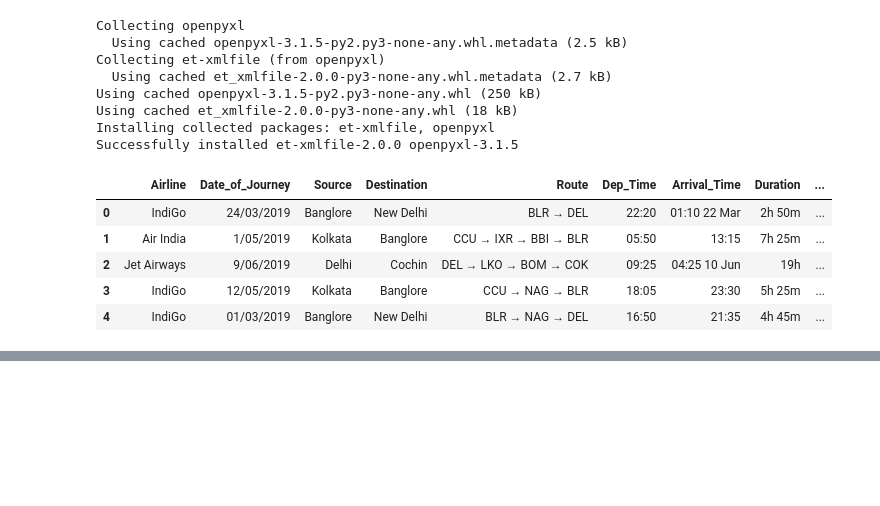
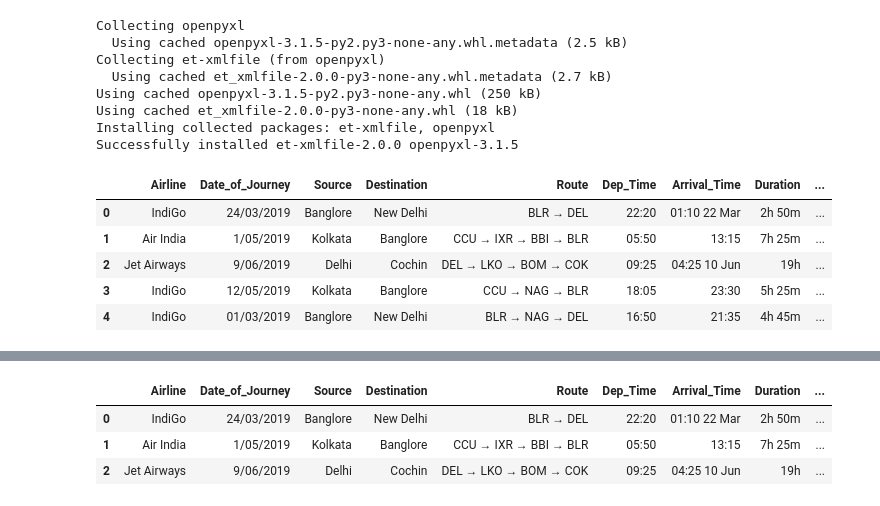
Before and after one commit to sanskar-choukse/DataAnalysis, a Jupyter notebook: Exploratory Data Analysis/2.0-Flight price datasetEDA.ipynb, the cells around one changed output, grey strips where cells are left out. Cells and saved outputs as stored; diff of their text form; code cells hidden in the pictures; blank space fills up the shorter version.

```diff
--- a/Exploratory Data Analysis/2.0-Flight price datasetEDA.ipynb
+++ b/Exploratory Data Analysis/2.0-Flight price datasetEDA.ipynb
@@ -46,0 +103,6 @@ df.head()
+# %%
+# df['split-Date']=df['Date_of_Journey'].str.split('/')
+df['Date']=df['Date_of_Journey'].str.split('/').str[0]
+df['Month']=df['Date_of_Journey'].str.split('/').str[1]
+df['Year']=df['Date_of_Journey'].str.split('/').str[2]
+print(df['Year'])
@@ -46,0 +122,7 @@ df.head()
+# %%
+df.head(3)
+# %% [output]
+|  | Airline | Date_of_Journey | Source | Destination | Route | Dep_Time | Arrival_Time | Duration | ... |
+| 0 | IndiGo | 24/03/2019 | Banglore | New Delhi | BLR → DEL | 22:20 | 01:10 22 Mar | 2h 50m | ... |
+| 1 | Air India | 1/05/2019 | Kolkata | Banglore | CCU → IXR → BBI → BLR | 05:50 | 13:15 | 7h 25m | ... |
+| 2 | Jet Airways | 9/06/2019 | Delhi | Cochin | DEL → LKO → BOM → COK | 09:25 | 04:25 10 Jun | 19h | ... |
```
Also changed, not shown: parts of 46 cells of this notebook.
